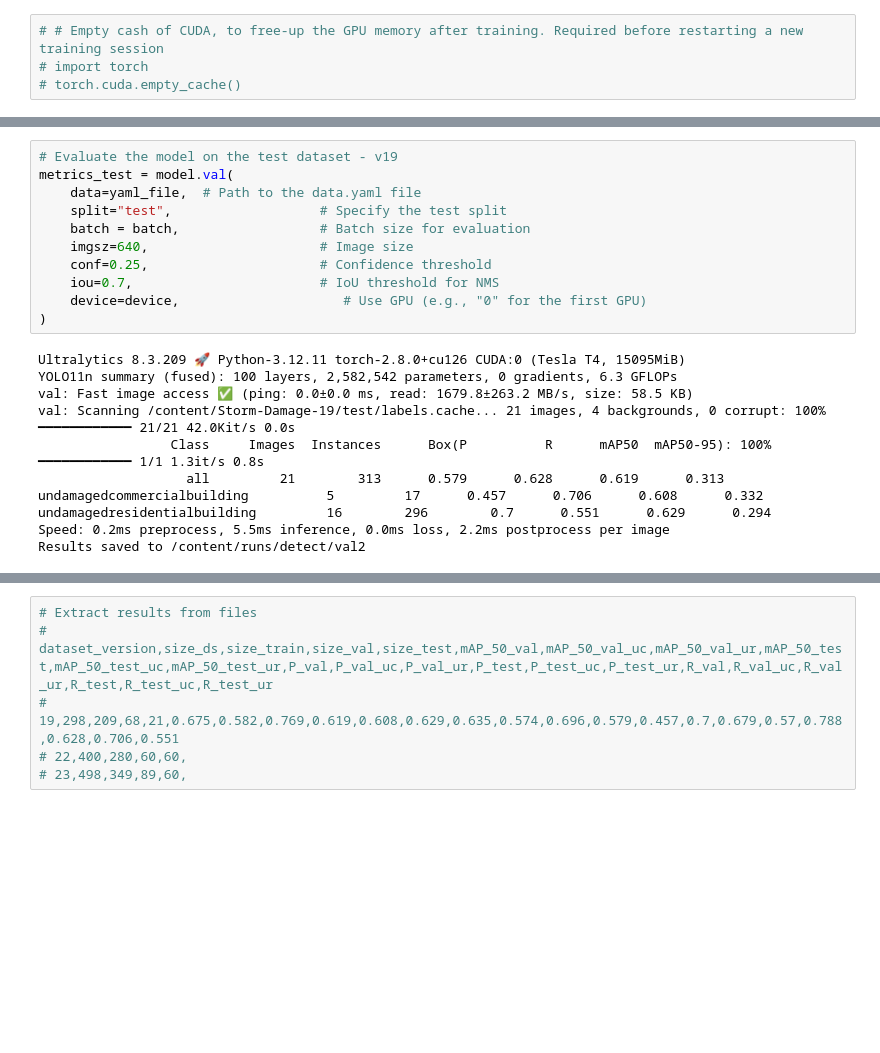
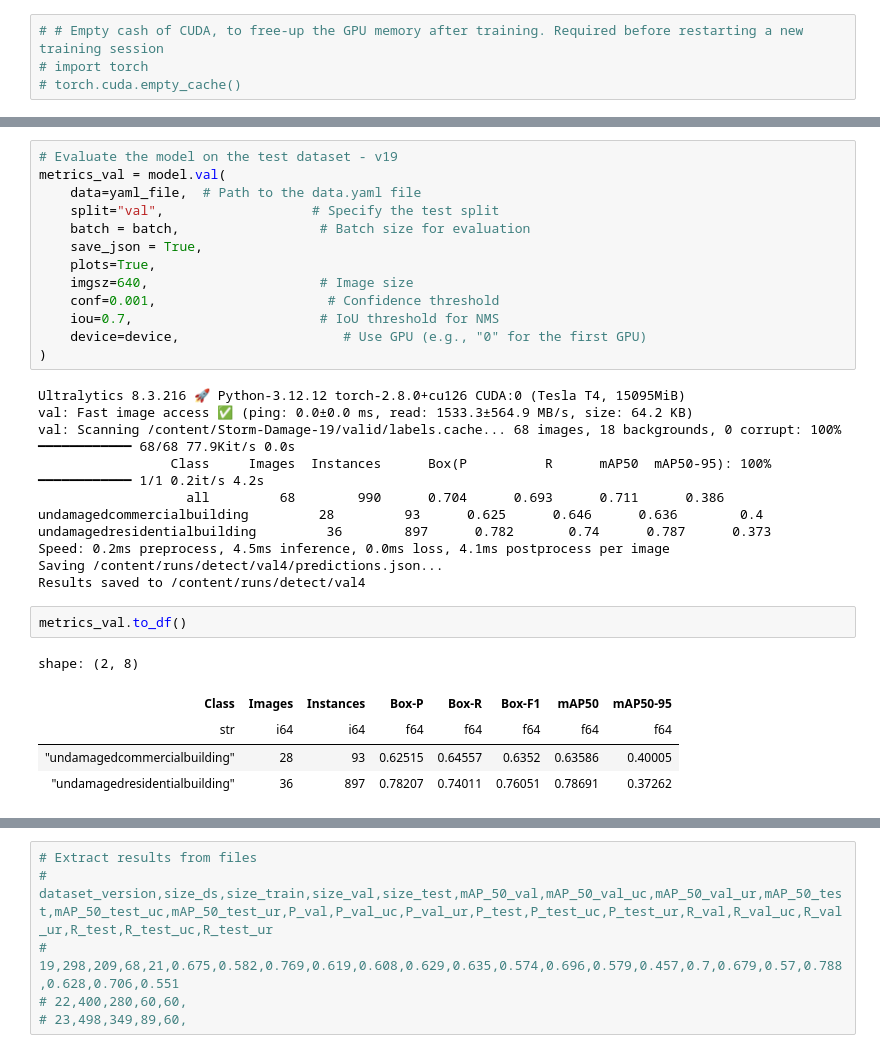
Before and after one commit to katcko/storm_damage_ey_challenge, a Jupyter notebook: notebooks/google_colab/pretraining_undamaged_model_select_background.ipynb, the cells around one changed output, grey strips where cells are left out. Cells and saved outputs as stored; diff of their text form; blank space fills up the shorter version.

```diff
--- a/notebooks/google_colab/pretraining_undamaged_model_select_background.ipynb
+++ b/notebooks/google_colab/pretraining_undamaged_model_select_background.ipynb
@@ -218,23 +205,33 @@ Speed: 0.2ms preprocess, 2.4ms inference, 0.0ms loss, 1.9ms postprocess per imag
 Results saved to /content/exploratory_phase/yolo11n_training_dataset_v192
 # %%
 # Evaluate the model on the test dataset - v19
-metrics_test = model.val(
+metrics_val = model.val(
     data=yaml_file,  # Path to the data.yaml file
-    split="test",                   # Specify the test split
+    split="val",                   # Specify the test split
     batch = batch,                  # Batch size for evaluation
+    save_json = True,
+    plots=True,
     imgsz=640,                      # Image size
-    conf=0.25,                      # Confidence threshold
+    conf=0.001,                      # Confidence threshold
     iou=0.7,                        # IoU threshold for NMS
     device=device,                     # Use GPU (e.g., "0" for the first GPU)
 )
 # %% [output]
-Ultralytics 8.3.209 🚀 Python-3.12.11 torch-2.8.0+cu126 CUDA:0 (Tesla T4, 15095MiB)
-YOLO11n summary (fused): 100 layers, 2,582,542 parameters, 0 gradients, 6.3 GFLOPs
-val: Fast image access ✅ (ping: 0.0±0.0 ms, read: 1679.8±263.2 MB/s, size: 58.5 KB)
-val: Scanning /content/Storm-Damage-19/test/labels.cache... 21 images, 4 backgrounds, 0 corrupt: 100% ━━━━━━━━━━━━ 21/21 42.0Kit/s 0.0s
-                 Class     Images  Instances      Box(P          R      mAP50  mAP50-95): 100% ━━━━━━━━━━━━ 1/1 1.3it/s 0.8s
-                   all         21        313      0.579      0.628      0.619      0.313
-undamagedcommercialbuilding          5         17      0.457      0.706      0.608      0.332
-undamagedresidentialbuilding         16        296        0.7      0.551      0.629      0.294
-Speed: 0.2ms preprocess, 5.5ms inference, 0.0ms loss, 2.2ms postprocess per image
-Results saved to /content/runs/detect/val2
+Ultralytics 8.3.216 🚀 Python-3.12.12 torch-2.8.0+cu126 CUDA:0 (Tesla T4, 15095MiB)
+val: Fast image access ✅ (ping: 0.0±0.0 ms, read: 1533.3±564.9 MB/s, size: 64.2 KB)
+val: Scanning /content/Storm-Damage-19/valid/labels.cache... 68 images, 18 backgrounds, 0 corrupt: 100% ━━━━━━━━━━━━ 68/68 77.9Kit/s 0.0s
+                 Class     Images  Instances      Box(P          R      mAP50  mAP50-95): 100% ━━━━━━━━━━━━ 1/1 0.2it/s 4.2s
+                   all         68        990      0.704      0.693      0.711      0.386
+undamagedcommercialbuilding         28         93      0.625      0.646      0.636        0.4
+undamagedresidentialbuilding         36        897      0.782       0.74      0.787      0.373
+Speed: 0.2ms preprocess, 4.5ms inference, 0.0ms loss, 4.1ms postprocess per image
+Saving /content/runs/detect/val4/predictions.json...
+Results saved to /content/runs/detect/val4
+# %%
+metrics_val.to_df()
+# %% [output]
+shape: (2, 8)
+| Class | Images | Instances | Box-P | Box-R | Box-F1 | mAP50 | mAP50-95 |
+| str | i64 | i64 | f64 | f64 | f64 | f64 | f64 |
+| "undamagedcommercialbuilding" | 28 | 93 | 0.62515 | 0.64557 | 0.6352 | 0.63586 | 0.40005 |
+| "undamagedresidentialbuilding" | 36 | 897 | 0.78207 | 0.74011 | 0.76051 | 0.78691 | 0.37262 |
```
Also changed, not shown: parts of 28 cells of this notebook.
